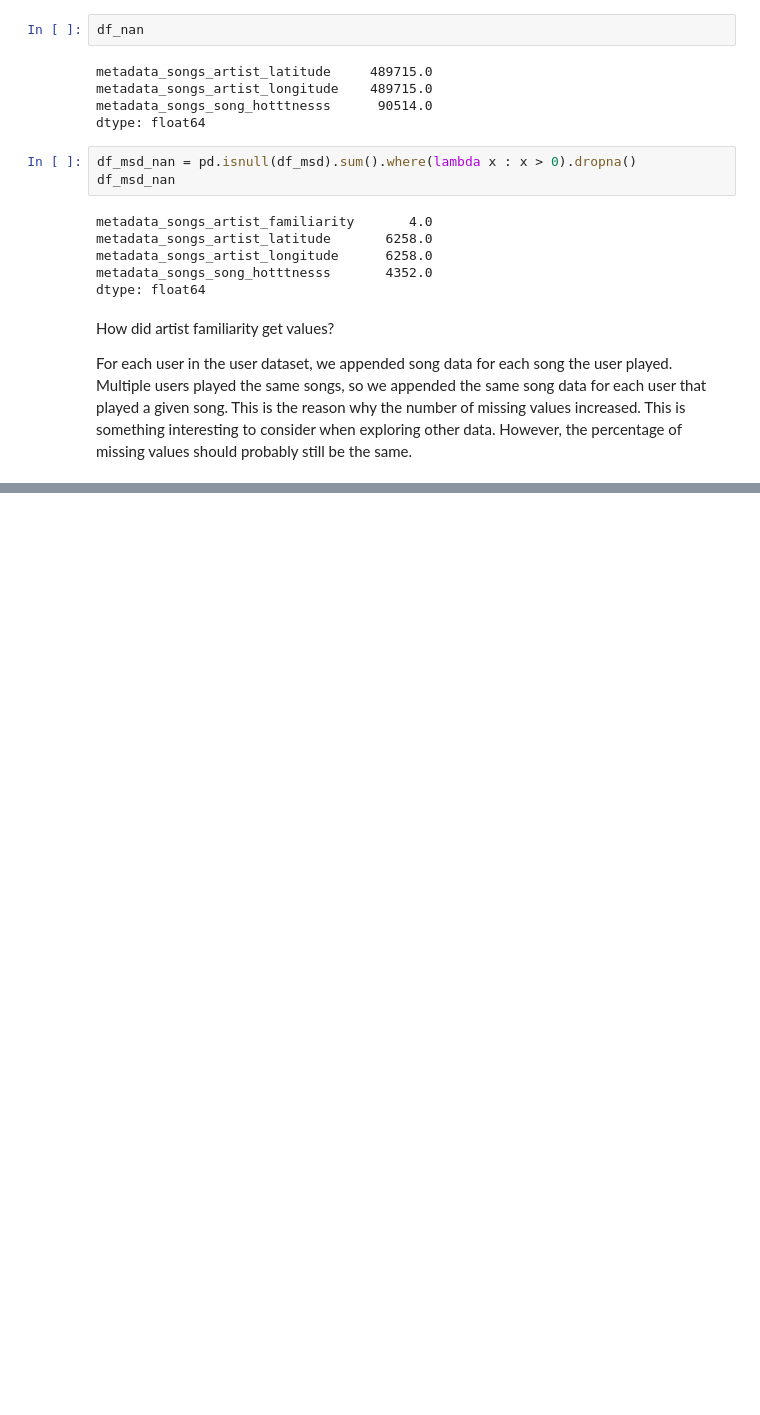
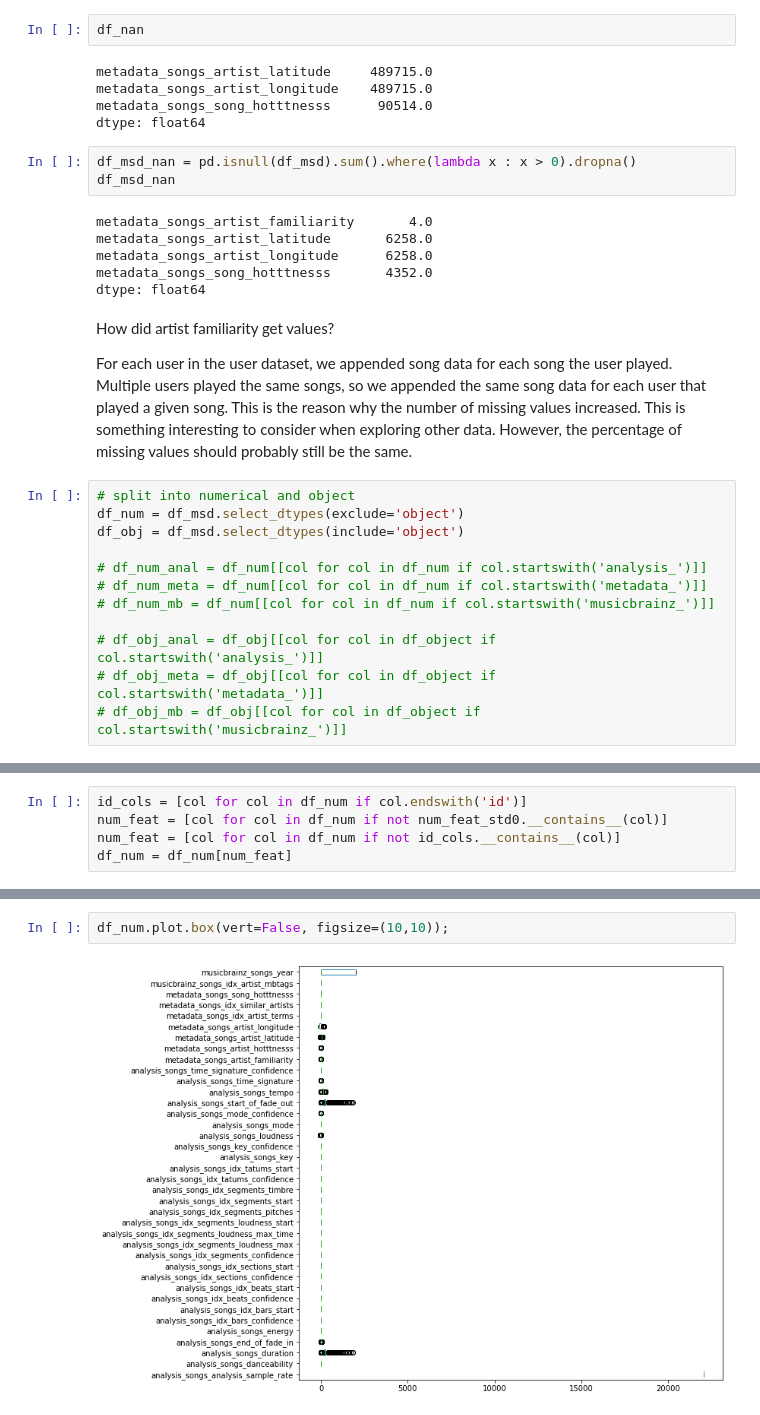
Before and after one commit to skhatri-28/Song-Recommendation-System-Project, a Jupyter notebook: notebooks/preprocessing.ipynb, the cells around one changed output, grey strips where cells are left out. Cells and saved outputs as stored; diff of their text form; blank space fills up the shorter version.

```diff
--- a/notebooks/preprocessing.ipynb
+++ b/notebooks/preprocessing.ipynb
@@ -31,3 +48,15 @@ dtype: float64
 How did artist familiarity get values?
 
 For each user in the user dataset, we appended song data for each song the user played. Multiple users played the same songs, so we appended the same song data for each user that played a given song. This is the reason why the number of missing values increased. This is something interesting to consider when exploring other data. However, the percentage of missing values should probably still be the same.
+# %%
+# split into numerical and object
+df_num = df_msd.select_dtypes(exclude='object')
+df_obj = df_msd.select_dtypes(include='object')
+
+# df_num_anal = df_num[[col for col in df_num if col.startswith('analysis_')]]
+# df_num_meta = df_num[[col for col in df_num if col.startswith('metadata_')]]
+# df_num_mb = df_num[[col for col in df_num if col.startswith('musicbrainz_')]]
+
+# df_obj_anal = df_obj[[col for col in df_object if col.startswith('analysis_')]]
+# df_obj_meta = df_obj[[col for col in df_object if col.startswith('metadata_')]]
+# df_obj_mb = df_obj[[col for col in df_object if col.startswith('musicbrainz_')]]
@@ -33,0 +84,5 @@ For each user in the user dataset, we appended song data for each song the user
+# %%
+id_cols = [col for col in df_num if col.endswith('id')]
+num_feat = [col for col in df_num if not num_feat_std0.__contains__(col)]
+num_feat = [col for col in df_num if not id_cols.__contains__(col)]
+df_num = df_num[num_feat]
@@ -33,0 +138,4 @@ For each user in the user dataset, we appended song data for each song the user
+# %%
+df_num.plot.box(vert=False, figsize=(10,10));
+# %% [output]
+[figure, added]
```
Also changed, not shown: parts of 33 cells of this notebook.
